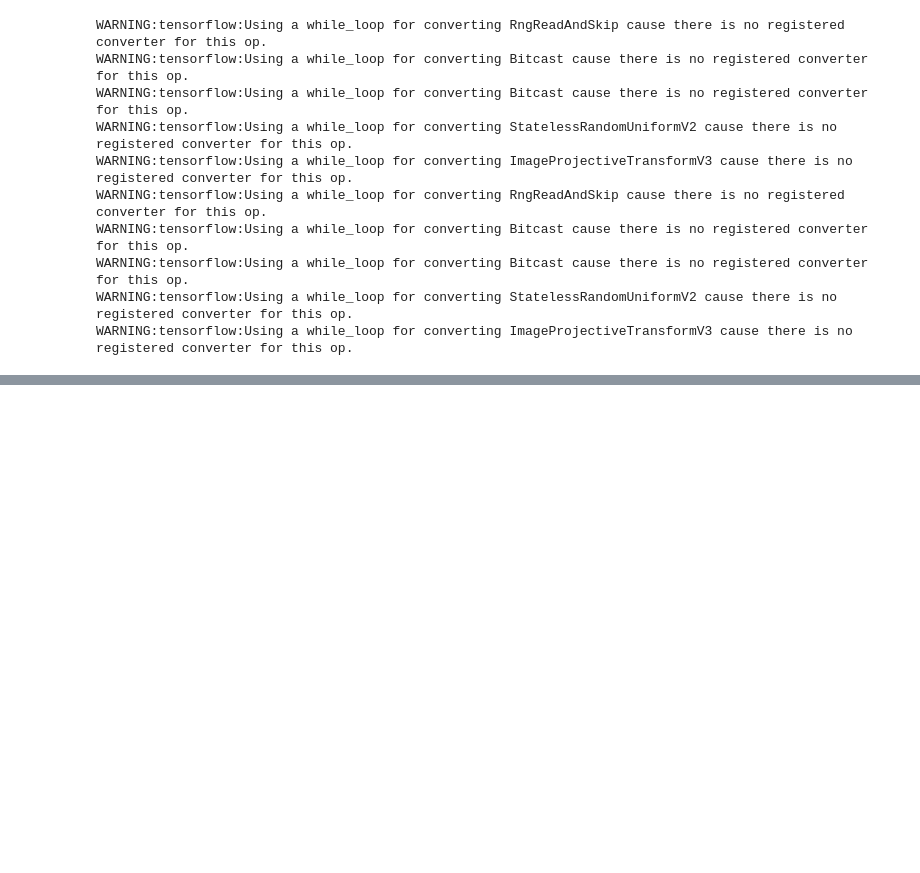
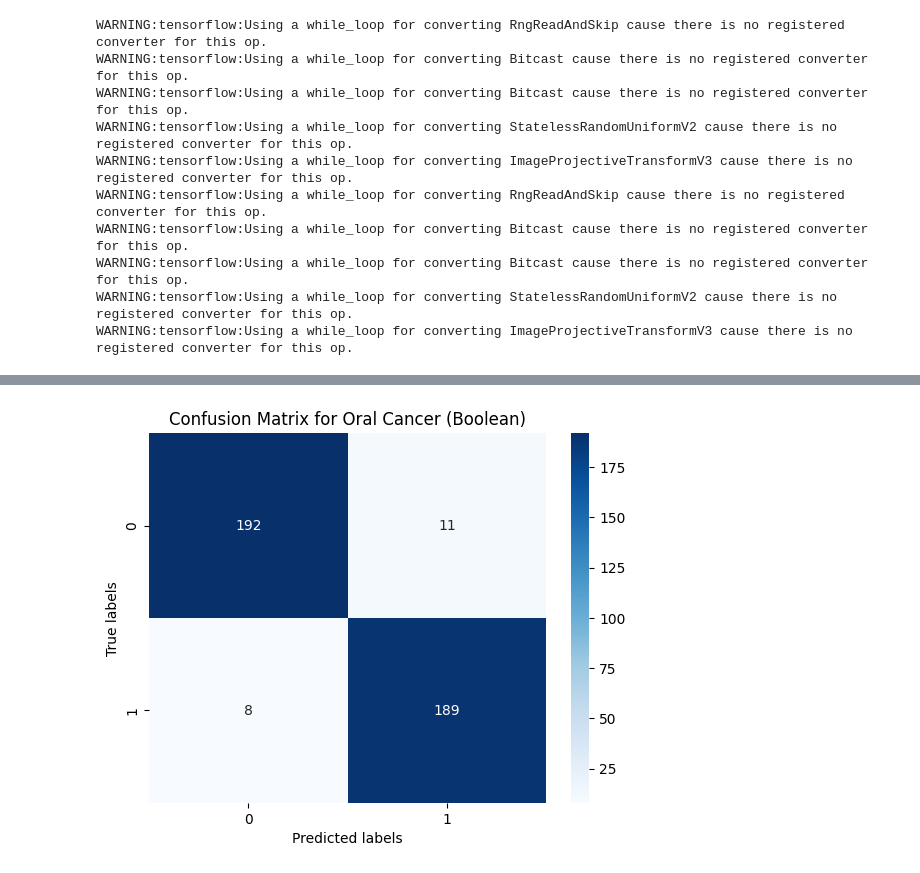
Before and after one commit to rohnsha0/SwasthAI, a Jupyter notebook: notebooks/meningioma_tumor.ipynb, the cells around one changed output, grey strips where cells are left out. Saved outputs shown, nothing was run; the diff lists cells and outputs as text; code cells hidden in the pictures; blank space fills up the shorter version.

```diff
--- a/notebooks/meningioma_tumor.ipynb
+++ b/notebooks/meningioma_tumor.ipynb
@@ -261,9 +262,11 @@ cm
 # %%
 sns.heatmap(cm, annot=True, cmap='Blues', fmt='.0f')
-plt.title('Confusion Matrix for Gioma Tumor (Boolean)')
+plt.title('Confusion Matrix for Oral Cancer (Boolean)')
 plt.xlabel('Predicted labels')
 plt.ylabel('True labels')
 plt.show()
+# %% [output]
+[figure, added]
 # %%
 converter= tf.lite.TFLiteConverter.from_keras_model(model)
 tflite_model= converter.convert()
```
Also changed, not shown: parts of 12 cells of this notebook, 1 other file.
